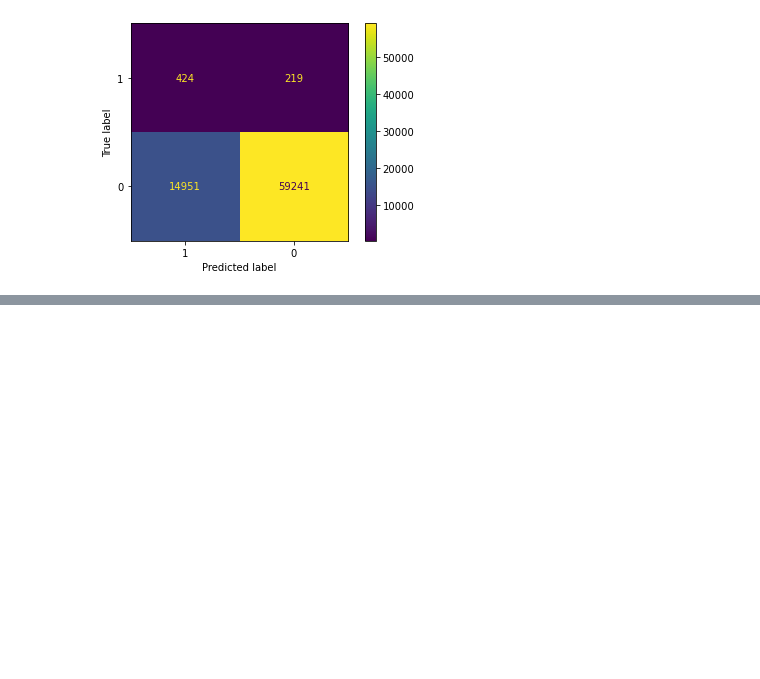
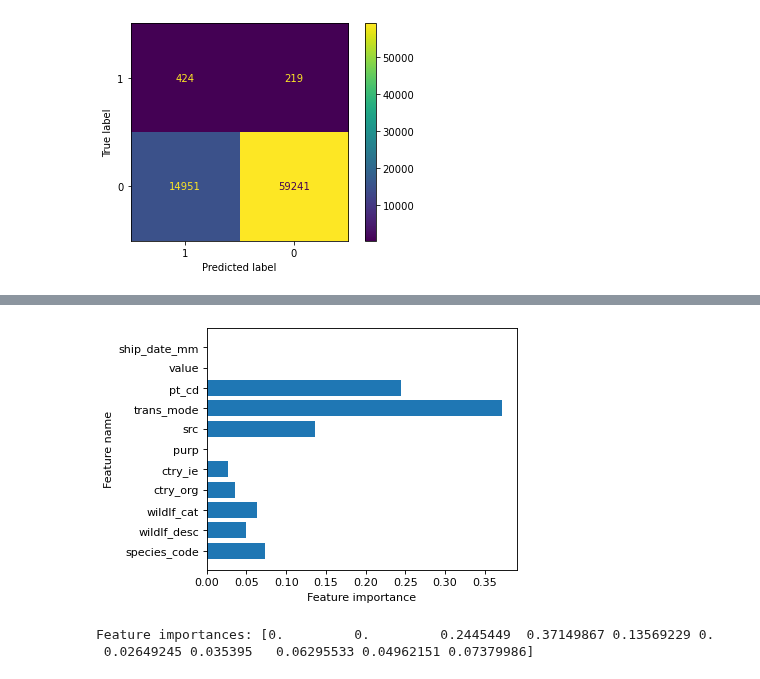
Before and after one commit to YinterestingProjects/milestone_2, a Jupyter notebook: modeling/5_tuning_export_SMOTE_DecisionTree2.ipynb, the cells around one changed output, grey strips where cells are left out. Cells and saved outputs as stored; diff of their text form; code cells hidden in the pictures; blank space fills up the shorter version.

```diff
--- a/modeling/5_tuning_export_SMOTE_DecisionTree2.ipynb
+++ b/modeling/5_tuning_export_SMOTE_DecisionTree2.ipynb
@@ -279,0 +294,10 @@ Random Forest 2 (best model)
+# %%
+plt.figure(figsize=(5,4), dpi=80)
+plot_feature_importances(rf_pipe.best_estimator_.named_steps['clf'], feature_cols)
+if outputs:
+    plt.show()
+    print('Feature importances: {}'.format(rf_pipe.best_estimator_.named_steps['clf'].feature_importances_[::-1]))
+# %% [output]
+[figure, added]
+Feature importances: [0.         0.         0.2445449  0.37149867 0.13569229 0.
+ 0.02649245 0.035395   0.06295533 0.04962151 0.07379986]
```
Also changed, not shown: parts of 2 cells of this notebook, 13 other files.
